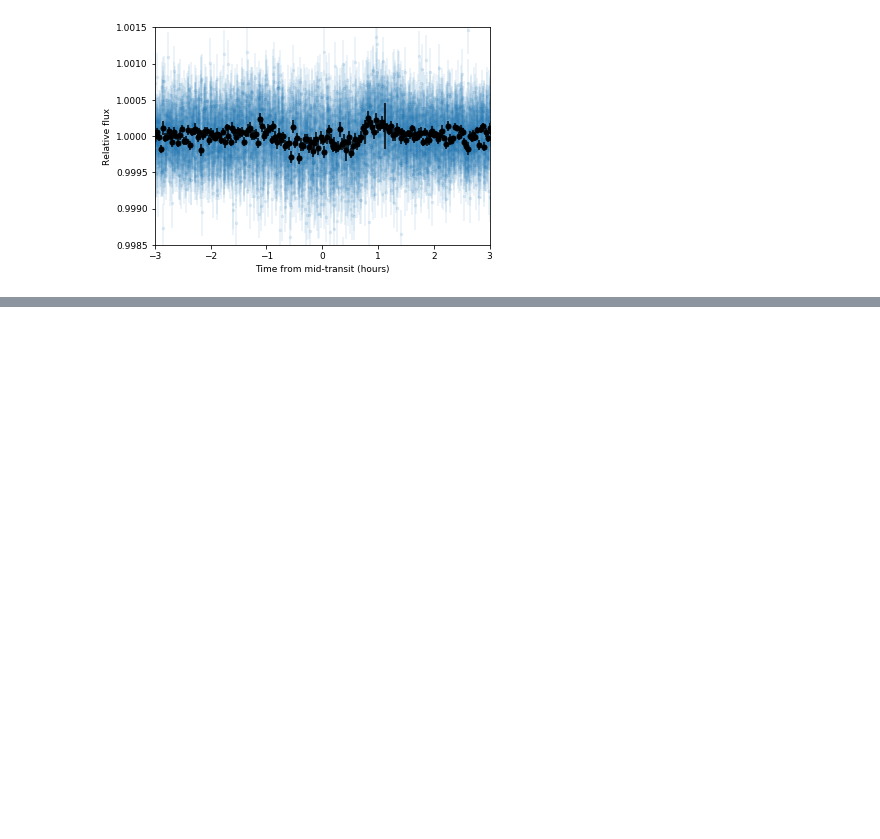
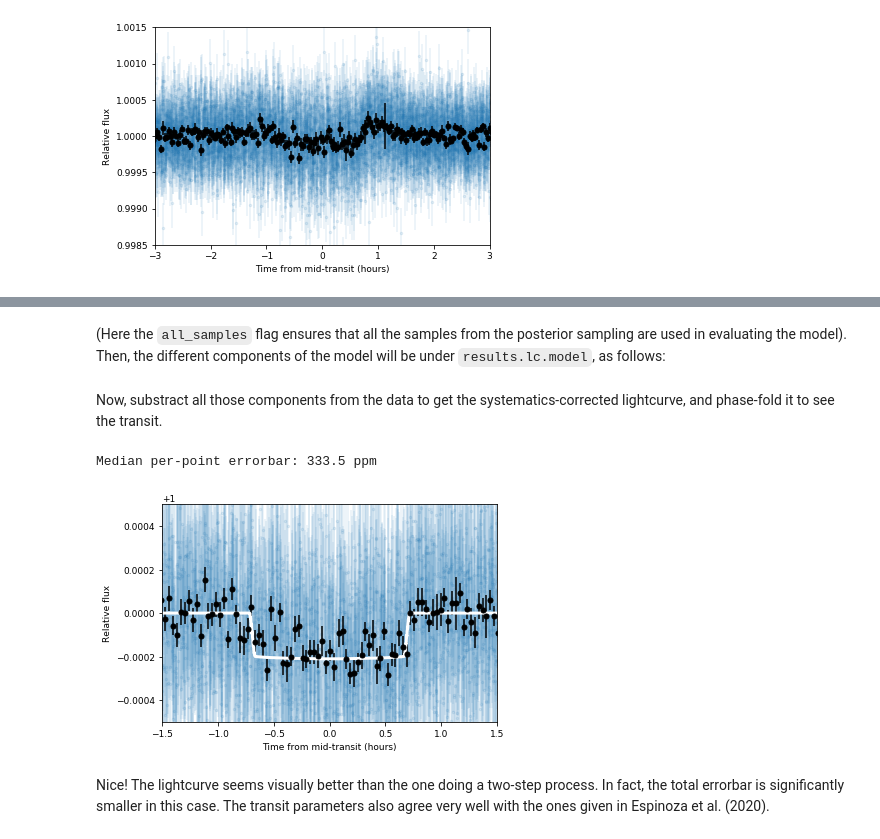
Before and after one commit to nespinoza/PLD-TESS, a Jupyter notebook: How to PLD with TESS --- an iPython notebook.ipynb, the cells around one changed output, grey strips where cells are left out. Drawn from its saved outputs; the diff is of its cells as text; code cells hidden in the pictures; blank space fills up the shorter version.

```diff
--- a/How to PLD with TESS --- an iPython notebook.ipynb
+++ b/How to PLD with TESS --- an iPython notebook.ipynb
@@ -628,0 +828,38 @@ Indeed, those errorbars make more sense given the observed scatter in the data.
+# %% [markdown]
+(Here the `all_samples` flag ensures that all the samples from the posterior sampling are used in evaluating the model). Then, the different components of the model will be under `results.lc.model`, as follows:
+# %%
+transit_model = LM = results.lc.model['TESS']['p1']
+LM = results.lc.model['TESS']['LM']
+GP = results.lc.model['TESS']['GP']
+normalization_factor = np.median(1/(1 + results.posteriors['posterior_samples']['mflux_TESS']))
+# %% [markdown]
+Now, substract all those components from the data to get the systematics-corrected lightcurve, and phase-fold it to see the transit.
+# %%
+# Get systematics-corrected lightcurve:
+systematics_corrected_flux = (f - LM - GP)/normalization_factor
+systematics_corrected_flux_err = ferr/normalization_factor
+
+# Get sigma_w. Note this is in parts-per-million, so we transform it back to relative flux units:
+sigma_w = np.median(results.posteriors['posterior_samples']['sigma_w_TESS'])*1e-6
+
+# Get phases:
+phases = get_phases(t, P, t0)
+# Plot corrected data + errorbars:
+plt.errorbar(phases*P*24, systematics_corrected_flux, np.sqrt(systematics_corrected_flux_err**2 + sigma_w**2),\
+             fmt='.',alpha=0.1,zorder = 1, label = 'TESS data')
+# Bin datapoints for better visualization:
+idx = np.argsort(phases)
+pbin, fbin, fbinerr = juliet.utils.bin_data(phases[idx]*P*24, systematics_corrected_flux[idx], 25)
+plt.errorbar(pbin, fbin, fbinerr, fmt='o', zorder = 2,color='black')
+plt.xlabel('Time from mid-transit (hours)')
+plt.ylabel('Relative flux')
+plt.xlim(-1.5,1.5)
+plt.ylim(0.9995,1.0005)
+# Plot model prediction:
+plt.plot(phases[idx]*P*24, transit_model[idx],lw=3,color='white', label='juliet best-fit model')
+print('Median per-point errorbar: {0:.1f} ppm'.format(np.median(np.sqrt(corrected_flux_errors**2 + sigma_w**2))*1e6))
+# %% [output]
+Median per-point errorbar: 333.5 ppm
+[figure, added]
+# %% [markdown]
+Nice! The lightcurve seems visually better than the one doing a two-step process. In fact, the total errorbar is significantly smaller in this case. The transit parameters also agree very well with the ones given in Espinoza et al. (2020).
```
Also changed, not shown: parts of 31 cells of this notebook.
